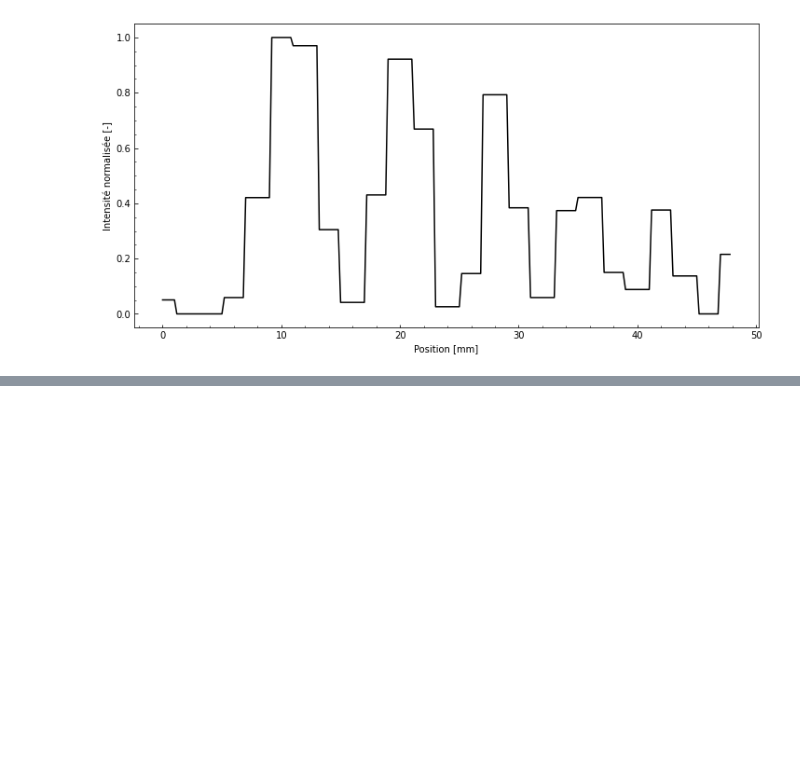
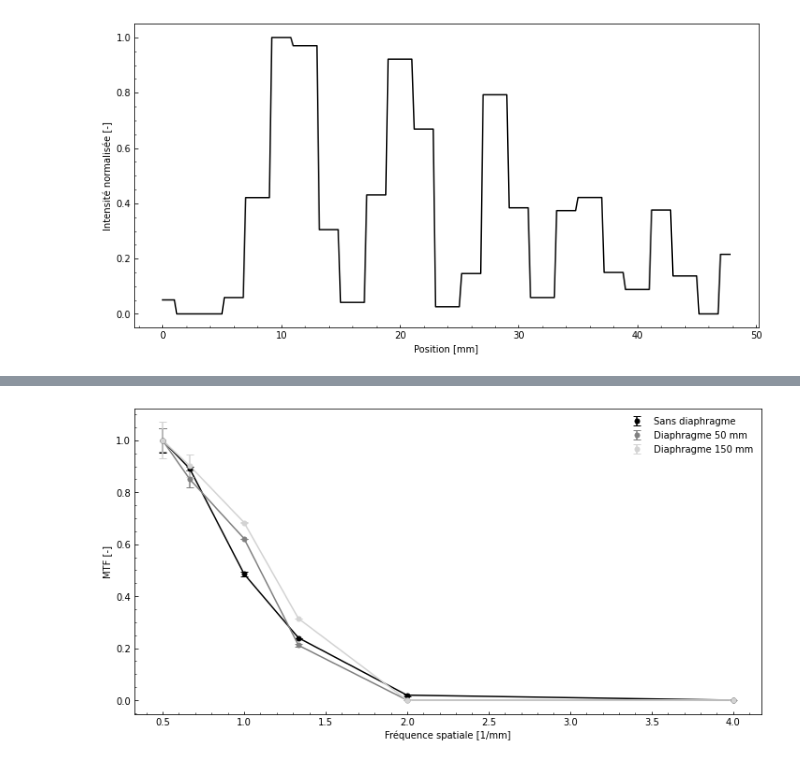
Before and after one commit to felixantoine1/labV_projet, a Jupyter notebook: analyse_partie4.ipynb, the cells around one changed output, grey strips where cells are left out. Cells and saved outputs as stored; diff of their text form; code cells hidden in the pictures; blank space fills up the shorter version.

```diff
--- a/analyse_partie4.ipynb
+++ b/analyse_partie4.ipynb
@@ -413,8 +414,8 @@ intensity_min_groupe_5_partie4_3d_320_025_dia050_y = mean_intensy_final(intensit
 mtf_groupe_5_partie4_3d_320_025_dia050_y = MTF(intensity_max_groupe_5_partie4_3d_320_025_dia050_y,intensity_min_groupe_5_partie4_3d_320_025_dia050_y)
 
 mtfs_partie4_3d_320_025_dia050_y = normalise_1d([mtf_groupe_1_partie4_3d_320_025_dia050_y[0], mtf_groupe_2_partie4_3d_320_025_dia050_y[0], mtf_groupe_3_partie4_3d_320_025_dia050_y[0],
-                                    mtf_groupe_4_partie4_3d_320_025_dia050_y[0], mtf_groupe_5_partie4_3d_320_025_dia050_y[0],0])
+                                    mtf_groupe_4_partie4_3d_320_025_dia050_y[0], 0,0])
 std_mtfs_partie4_3d_320_025_dia050_y = [mtf_groupe_1_partie4_3d_320_025_dia050_y[1], mtf_groupe_2_partie4_3d_320_025_dia050_y[1], mtf_groupe_3_partie4_3d_320_025_dia050_y[1],
-                                    mtf_groupe_4_partie4_3d_320_025_dia050_y[1], mtf_groupe_5_partie4_3d_320_025_dia050_y[1],0]
+                                    mtf_groupe_4_partie4_3d_320_025_dia050_y[1], 0,0]
 # %% [output]
 [figure]
@@ -621,0 +562,21 @@ figure_plot_p4(partie4_3d_320_200_y)
+# %%
+
+mpl.figure(figsize=(12,6))
+mpl.errorbar(x_scale, mtfs_partie4_3d_320_025_y, yerr=std_mtfs_partie4_3d_320_025_y,
+             color="k", fmt='o', capsize=4, markersize=5, linestyle='', label='Sans diaphragme')
+mpl.plot(x_scale, mtfs_partie4_3d_320_025_y,color="k")
+mpl.plot(x_scale, mtfs_partie4_3d_320_025_dia050_y, color="grey")
+mpl.errorbar(x_scale, mtfs_partie4_3d_320_025_dia050_y, yerr=std_mtfs_partie4_3d_320_025_dia050_y,
+             color="grey",fmt='o', capsize=4, markersize=5, linestyle='', label='Diaphragme 50 mm')
+mpl.plot(x_scale, mtfs_partie4_3d_320_025_dia150_y, color="lightgrey")
+mpl.errorbar(x_scale, mtfs_partie4_3d_320_025_dia150_y, yerr=std_mtfs_partie4_3d_320_025_dia150_y,
+             color="lightgrey", fmt='o', capsize=4, markersize=5, linestyle='', label='Diaphragme 150 mm')
+mpl.ylabel("MTF [-]")
+mpl.xlabel("Fréquence spatiale [1/mm]")
+mpl.legend(frameon=False)
+mpl.tick_params(axis='both', which='both', direction='in')
+mpl.minorticks_on()
+
+mpl.show()
+# %% [output]
+[figure, added]
```
Also changed, not shown: parts of 15 cells of this notebook.
